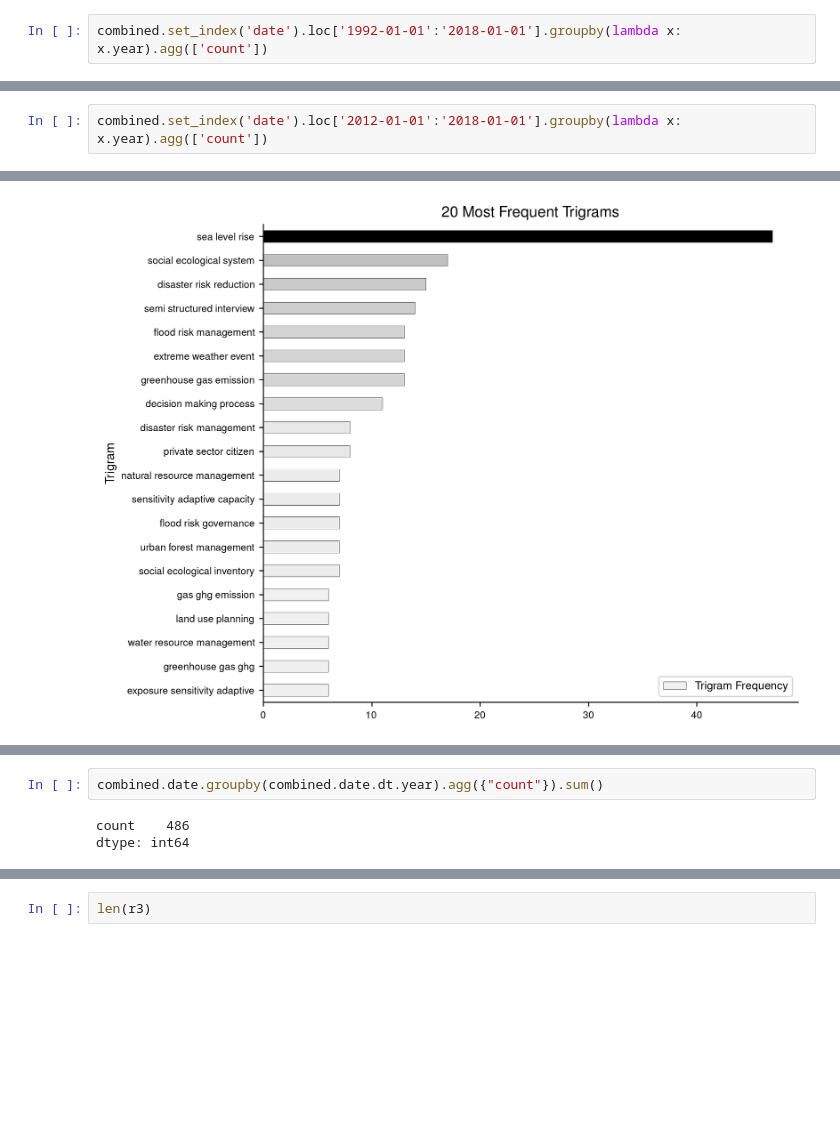
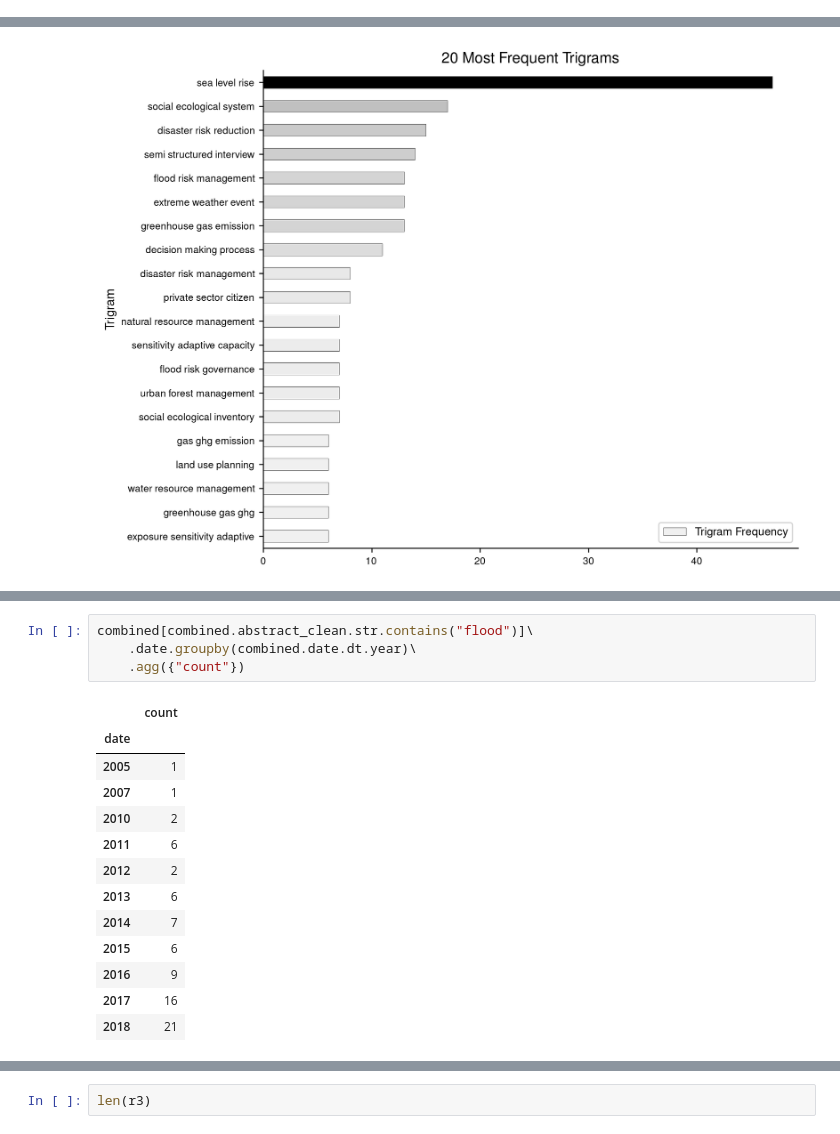
Before and after one commit to urschrei/WIREs, a Jupyter notebook: Participation.ipynb, the cells around one changed output, grey strips where cells are left out. Saved outputs shown, nothing was run; the diff lists cells and outputs as text; blank space fills up the shorter version.

```diff
--- a/Participation.ipynb
+++ b/Participation.ipynb
@@ -471,2 +366,0 @@ len(combined.set_index('date').loc['2012-01-01':'2018-01-01'])
-# %%
-combined.set_index('date').loc['1992-01-01':'2018-01-01'].groupby(lambda x: x.year).agg(['count'])
@@ -493,2 +366,0 @@ combined.set_index('date').loc['1992-01-01':'2018-01-01'].groupby(lambda x: x.ye
-# %%
-combined.set_index('date').loc['2012-01-01':'2018-01-01'].groupby(lambda x: x.year).agg(['count'])
@@ -631,5 +547,18 @@ len(df_b)
 # %%
-combined.date.groupby(combined.date.dt.year).agg({"count"}).sum()
+combined[combined.abstract_clean.str.contains("flood")]\
+    .date.groupby(combined.date.dt.year)\
+    .agg({"count"})
 # %% [output]
-count    486
-dtype: int64
+|  | count |
+| date |  |
+| 2005 | 1 |
+| 2007 | 1 |
+| 2010 | 2 |
+| 2011 | 6 |
+| 2012 | 2 |
+| 2013 | 6 |
+| 2014 | 7 |
+| 2015 | 6 |
+| 2016 | 9 |
+| 2017 | 16 |
+| 2018 | 21 |
```
Also changed, not shown: parts of 63 cells of this notebook.
